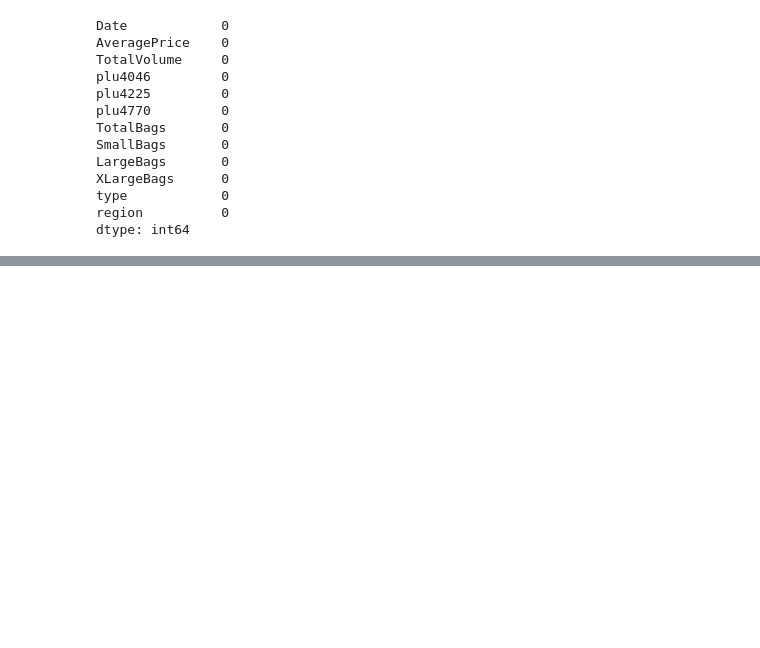
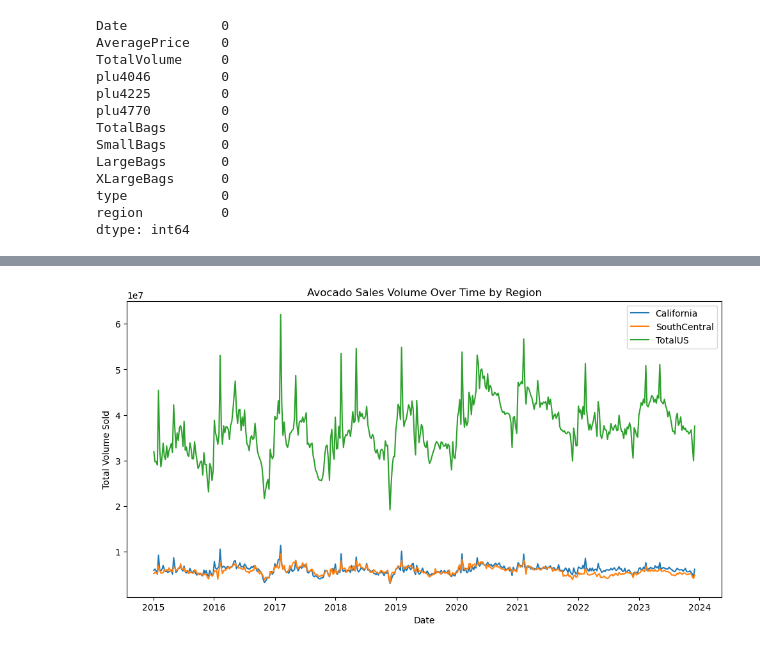
Before and after one commit to Data-MLexplorer/avocado_retailing, a Jupyter notebook: avocado.ipynb, the cells around one changed output, grey strips where cells are left out. Saved outputs shown, nothing was run; the diff lists cells and outputs as text; code cells hidden in the pictures; blank space fills up the shorter version.

```diff
--- a/avocado.ipynb
+++ b/avocado.ipynb
@@ -86,0 +152,4 @@ dtype: int64
+# %%
+#df_copy['Date'] = pd.to_datetime(df_copy['Date'])
+df_copy['Date'] = pd.to_datetime(df_copy['Date'])
+df_copy['Month'] = df_copy['Date'].dt.month
@@ -86,0 +161,22 @@ dtype: int64
+# %%
+df_copy['Date'] = pd.to_datetime(df_copy['Date'])
+
+
+regional_trend = df_copy.groupby(['Date', 'region'], as_index=False)['TotalVolume'].sum()
+
+#plot for a few major regions
+regions_to_plot = ['California', 'SouthCentral', 'TotalUS']
+
+plt.figure(figsize=(12,6))
+for r in regions_to_plot:
+    subset = regional_trend[regional_trend['region'] == r]
+    plt.plot(subset['Date'], subset['TotalVolume'], label=r)
+
+plt.legend()
+plt.title('Avocado Sales Volume Over Time by Region')
+plt.xlabel('Date')
+plt.ylabel('Total Volume Sold')
+
+plt.show()
+# %% [output]
+[figure, added]
```
Also changed, not shown: parts of 20 cells of this notebook.
